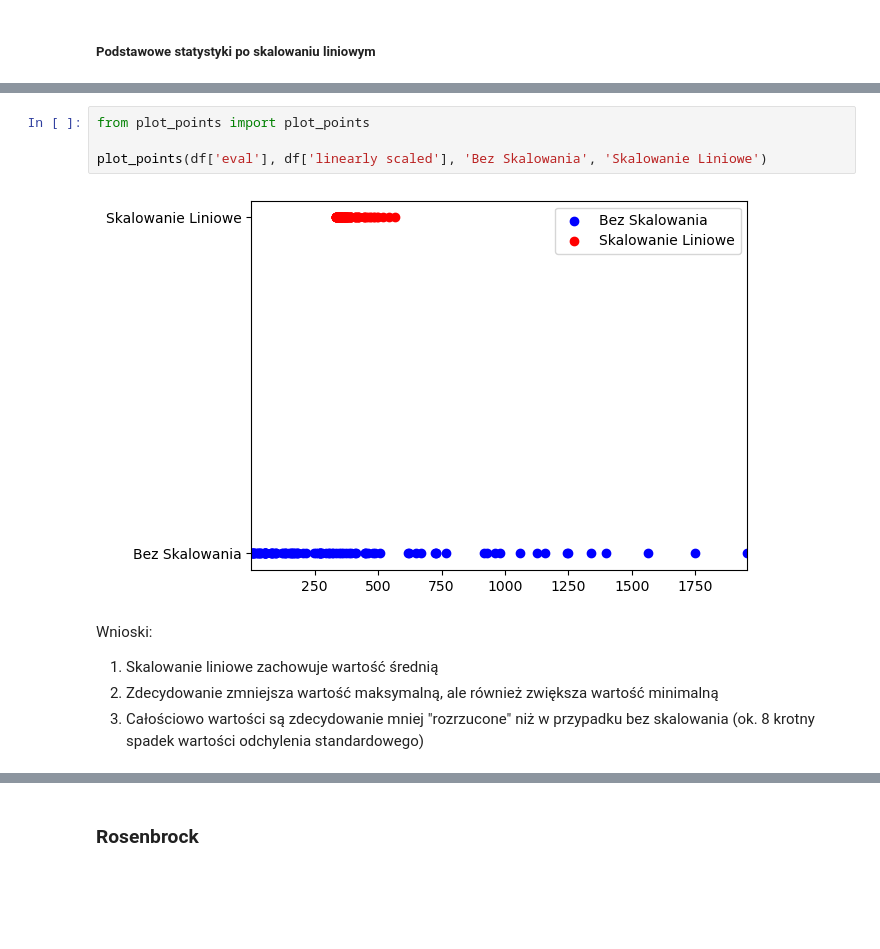
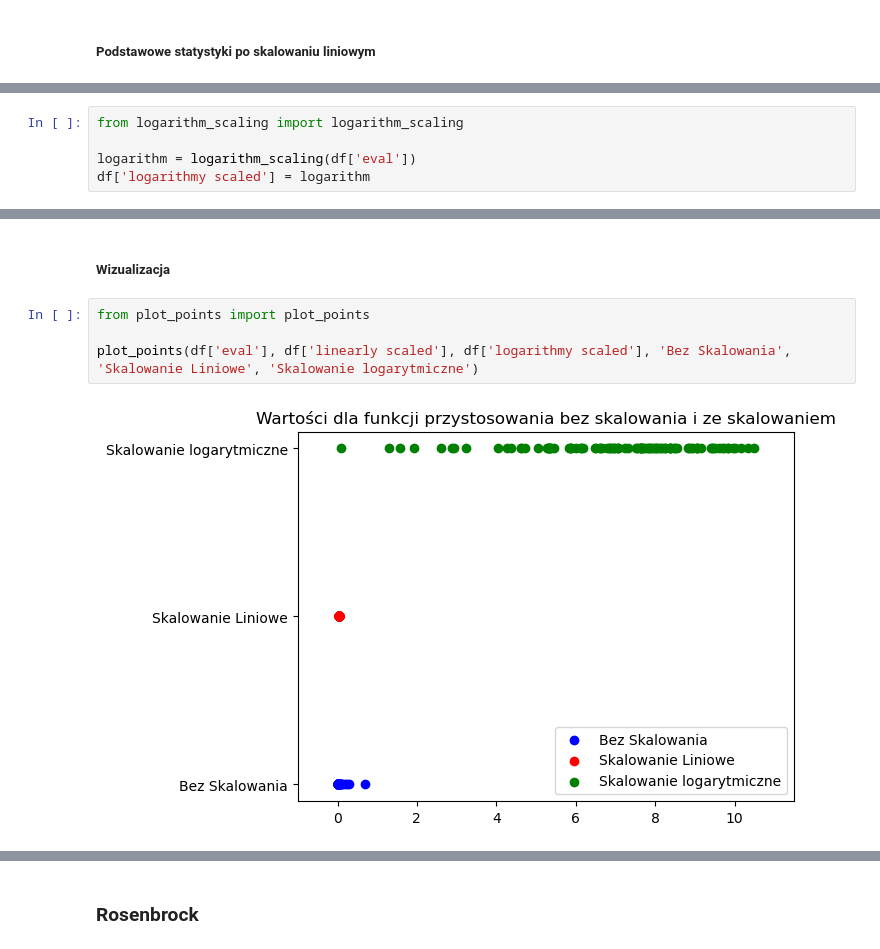
Before and after one commit to Winter-end/PSI-C2, a Jupyter notebook: note.ipynb, the cells around one changed output, grey strips where cells are left out. Drawn from its saved outputs; the diff is of its cells as text; blank space fills up the shorter version.

```diff
--- a/note.ipynb
+++ b/note.ipynb
@@ -101,0 +108,5 @@ Odchylenie standardowe:  50.14026391933755
+# %%
+from logarithm_scaling import logarithm_scaling
+
+logarithm = logarithm_scaling(df['eval'])
+df['logarithmy scaled'] = logarithm
@@ -102,11 +141,8 @@ Odchylenie standardowe:  50.14026391933755
+# %% [markdown]
+##### Wizualizacja
 # %%
 from plot_points import plot_points
 
-plot_points(df['eval'], df['linearly scaled'], 'Bez Skalowania', 'Skalowanie Liniowe')
+plot_points(df['eval'], df['linearly scaled'], df['logarithmy scaled'], 'Bez Skalowania', 'Skalowanie Liniowe', 'Skalowanie logarytmiczne')
 # %% [output]
-[figure, old version]
+[figure, new version]
-# %% [markdown]
-Wnioski:
-1. Skalowanie liniowe zachowuje wartość średnią
-2. Zdecydowanie zmniejsza wartość maksymalną, ale również zwiększa wartość minimalną
-3. Całościowo wartości są zdecydowanie mniej "rozrzucone" niż w przypadku bez skalowania (ok. 8 krotny spadek wartości odchylenia standardowego)
```
Also changed, not shown: parts of 44 cells of this notebook, 6 other files.
